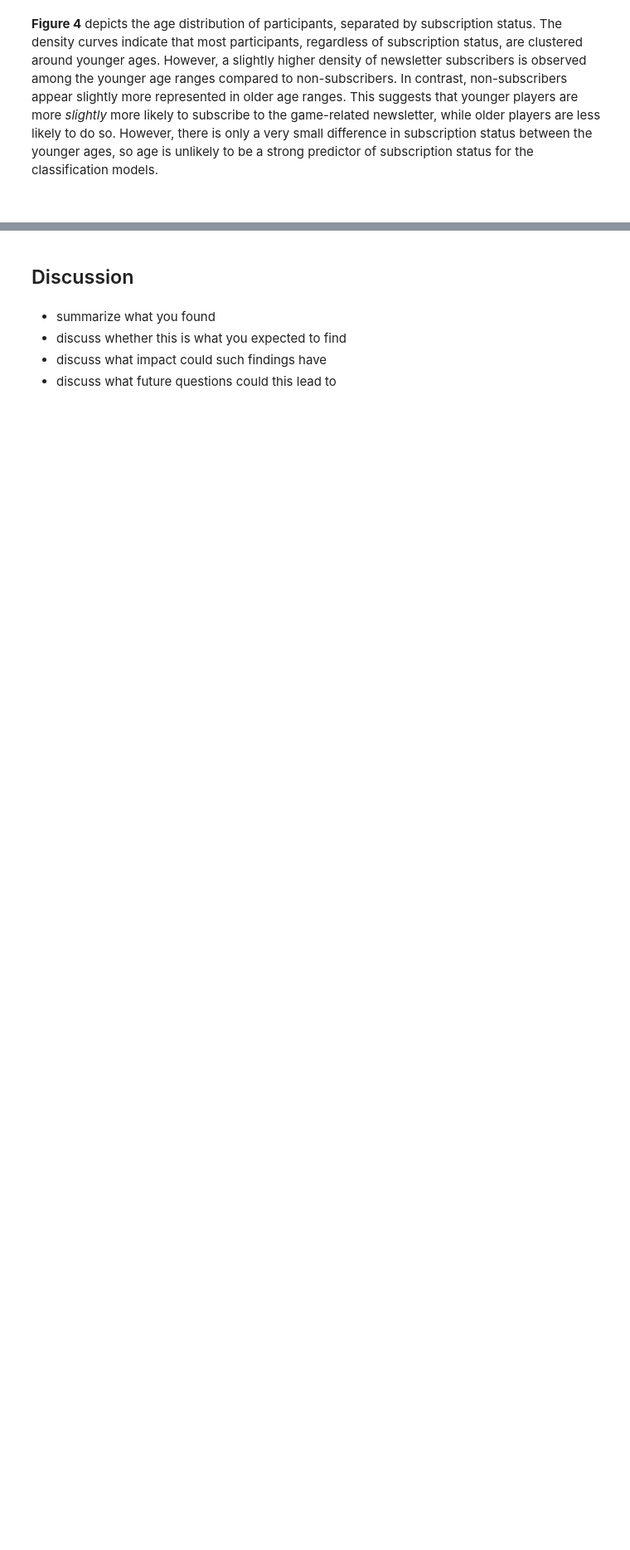
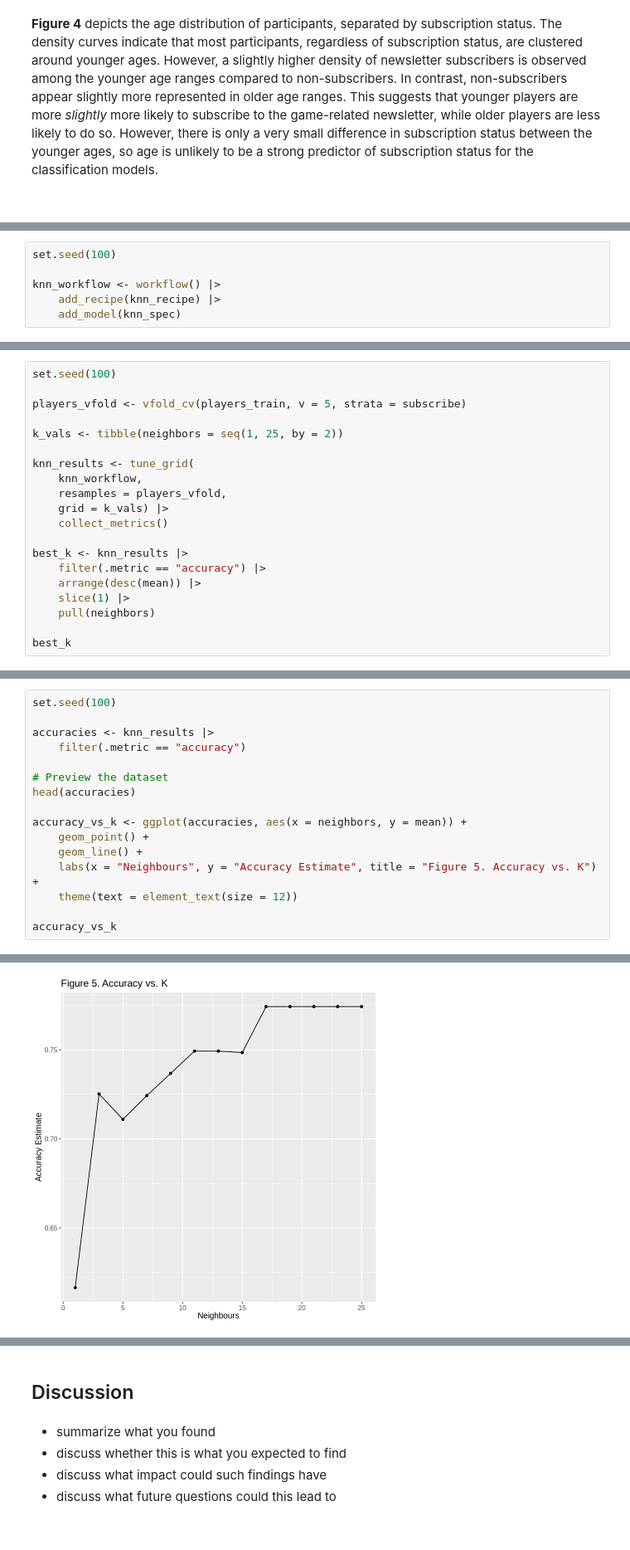
Before and after one commit to wandereryiu/dsci-100-2025W1-group-38, a Jupyter notebook: dsci_100_project_report_group_38.ipynb, the cells around one changed output, grey strips where cells are left out. Shown at 83% size. Cells and saved outputs as stored; diff of their text form; blank space fills up the shorter version.

Commit message:
Complete Methods and Results

```diff
--- a/dsci_100_project_report_group_38.ipynb
+++ b/dsci_100_project_report_group_38.ipynb
@@ -261,0 +344,6 @@ The question formulated based on the visualizations is:
+# %%
+set.seed(100)
+
+knn_workflow <- workflow() |>
+    add_recipe(knn_recipe) |>
+    add_model(knn_spec)
@@ -261,0 +354,20 @@ The question formulated based on the visualizations is:
+# %%
+set.seed(100)
+
+players_vfold <- vfold_cv(players_train, v = 5, strata = subscribe)
+
+k_vals <- tibble(neighbors = seq(1, 25, by = 2))
+
+knn_results <- tune_grid(
+    knn_workflow,
+    resamples = players_vfold,
+    grid = k_vals) |>
+    collect_metrics()
+
+best_k <- knn_results |>
+    filter(.metric == "accuracy") |>
+    arrange(desc(mean)) |>
+    slice(1) |>
+    pull(neighbors)
+
+best_k
@@ -261,0 +378,17 @@ The question formulated based on the visualizations is:
+# %%
+set.seed(100)
+
+accuracies <- knn_results |>
+    filter(.metric == "accuracy")
+
+# Preview the dataset
+head(accuracies)
+
+accuracy_vs_k <- ggplot(accuracies, aes(x = neighbors, y = mean)) +
+    geom_point() +
+    geom_line() +
+    labs(x = "Neighbours", y = "Accuracy Estimate", title = "Figure 5. Accuracy vs. K") +
+    theme(text = element_text(size = 12))
+
+accuracy_vs_k
+# %% [output]
@@ -261,0 +404 @@ The question formulated based on the visualizations is:
+[figure, added]
```
Also changed, not shown: parts of 21 cells of this notebook.
